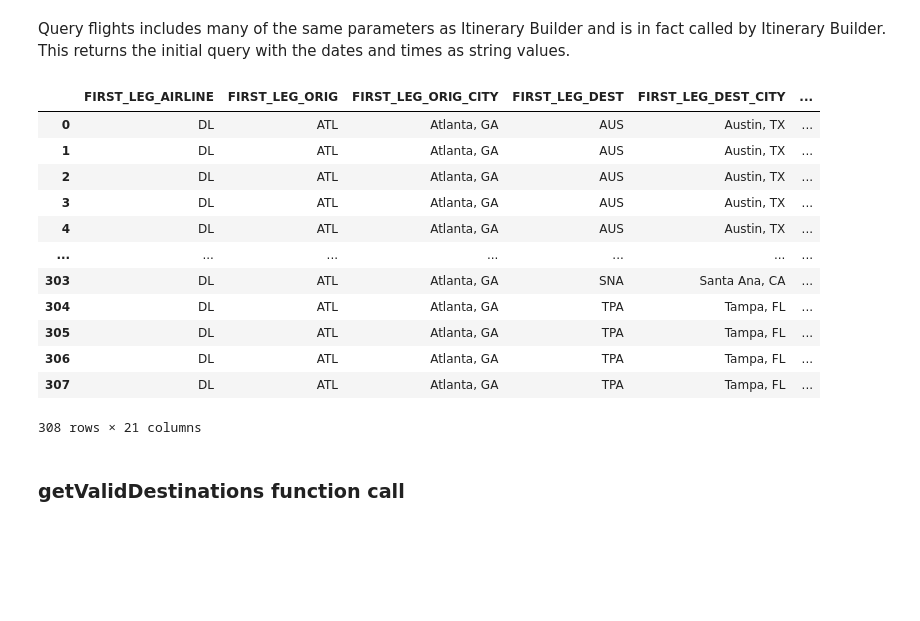
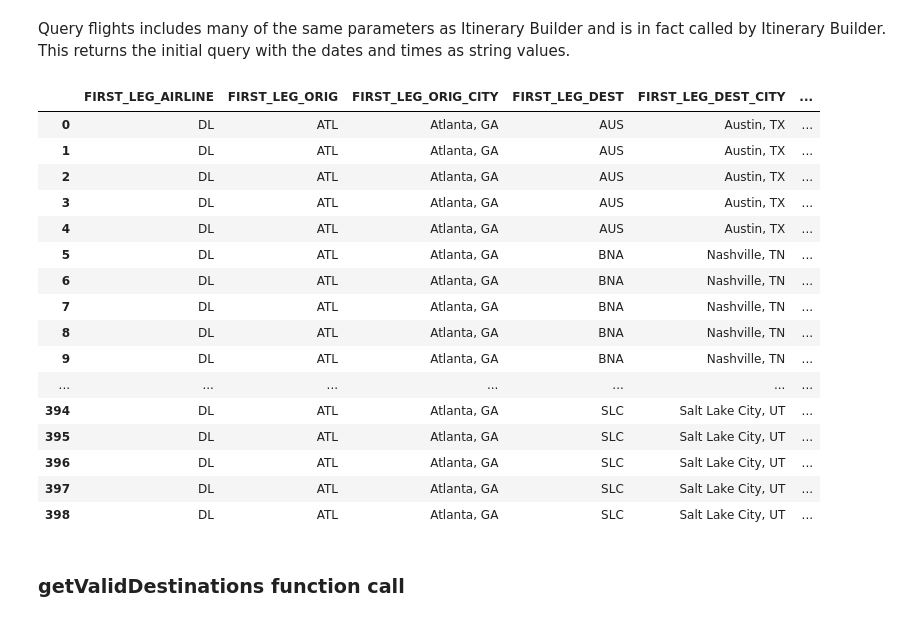
Before and after one commit to jshipway/gatech-cse6242-spring2023-project, a Jupyter notebook: dataManagement/Itinerary Builder POC.ipynb, the cells around one changed output. Cells and saved outputs as stored; diff of their text form; code cells hidden in the pictures; blank space fills up the shorter version.

```diff
--- a/dataManagement/Itinerary Builder POC.ipynb
+++ b/dataManagement/Itinerary Builder POC.ipynb
@@ -12,6 +12,7 @@ Examples of each function's usage is below.
 from itineraryBuilder import *
 # %%
 pd.set_option('display.max_columns', None)
+pd.set_option('display.max_rows', None)
 # %% [markdown]
 ### Itinerary Builder main function call
 # %% [markdown]
@@ -19,14 +20,15 @@ With default options, the resulting dataframe is ordered by risk as shown below.
 # %%
 origin = 'ATL'
 destination = 'SEA'
-flight_date = '8/3/2022'
+flight_date = '12/3/2019'
 
 dne = '700'
 dnl = '1000'
 ane = '1'
 anl = '2000'
 tc = 45
+arr_no_later_date = '12/3/2019'
 
-df = itineraryBuilder('faa', origin, destination, flight_date, tc, dne, dnl, ane, anl); df.head(10)
+df = itineraryBuilder('faa_2019_12', origin, destination, flight_date, arr_no_later_date, tc, dne, dnl, ane, anl); df.head(10)
 # %% [output]
 |  | FIRST_LEG_AIRLINE | FIRST_LEG_ORIG | FIRST_LEG_ORIG_CITY | FIRST_LEG_DEST | FIRST_LEG_DEST_CITY | ... |
@@ -42,0 +47,13 @@ df = itineraryBuilder('faa', origin, destination, flight_date, tc, dne, dnl, ane
+# %%
+origin = 'SAN'
+destination = 'ANC'
+flight_date = '12/3/2019'
+arr_no_later_date = '12/4/2019'
+
+dne = '1'
+dnl = '2359'
+ane = '1'
+anl = '2359'
+tc = 45
+
+df = itineraryBuilder('faa_2019_12', origin, destination, flight_date, arr_no_later_date, tc, dne, dnl, ane, anl); df.head(20)
@@ -45,4 +80,4 @@ You can also order by trip duration as shown:
 # %%
-df = itineraryBuilder('faa', origin, destination, flight_date, tc, dne, dnl, ane, anl, orderby='duration'); df.head(10)
+df = itineraryBuilder('faa_2019_12', origin, destination, flight_date, arr_no_later_date, tc, dne, dnl, ane, anl, orderby='duration'); df.head(10)
 # %% [output]
 |  | FIRST_LEG_AIRLINE | FIRST_LEG_ORIG | FIRST_LEG_ORIG_CITY | FIRST_LEG_DEST | FIRST_LEG_DEST_CITY | ... |
@@ -63,28 +98,32 @@ Query flights includes many of the same parameters as Itinerary Builder and is i
 # %%
 origin = 'ATL'
 destination = 'SEA'
-flight_date = '8/3/2022'
+flight_date = '12/3/2019'
 
 dne = '700'
 dnl = '1000'
 ane = '1'
 anl = '2000'
 
-df = queryFlights('faa', origin, destination, flight_date, dne, dnl, ane, anl); df
+df = queryFlights('faa_2019_12', origin, destination, flight_date, dne, dnl, ane, anl); df
 # %% [output]
 |  | FIRST_LEG_AIRLINE | FIRST_LEG_ORIG | FIRST_LEG_ORIG_CITY | FIRST_LEG_DEST | FIRST_LEG_DEST_CITY | ... |
 | 0 | DL | ATL | Atlanta, GA | AUS | Austin, TX | ... |
 | 1 | DL | ATL | Atlanta, GA | AUS | Austin, TX | ... |
 | 2 | DL | ATL | Atlanta, GA | AUS | Austin, TX | ... |
 | 3 | DL | ATL | Atlanta, GA | AUS | Austin, TX | ... |
 | 4 | DL | ATL | Atlanta, GA | AUS | Austin, TX | ... |
+| 5 | DL | ATL | Atlanta, GA | BNA | Nashville, TN | ... |
+| 6 | DL | ATL | Atlanta, GA | BNA | Nashville, TN | ... |
+| 7 | DL | ATL | Atlanta, GA | BNA | Nashville, TN | ... |
+| 8 | DL | ATL | Atlanta, GA | BNA | Nashville, TN | ... |
+| 9 | DL | ATL | Atlanta, GA | BNA | Nashville, TN | ... |
 | ... | ... | ... | ... | ... | ... | ... |
-| 303 | DL | ATL | Atlanta, GA | SNA | Santa Ana, CA | ... |
-| 304 | DL | ATL | Atlanta, GA | TPA | Tampa, FL | ... |
-| 305 | DL | ATL | Atlanta, GA | TPA | Tampa, FL | ... |
-| 306 | DL | ATL | Atlanta, GA | TPA | Tampa, FL | ... |
-| 307 | DL | ATL | Atlanta, GA | TPA | Tampa, FL | ... |
+| 394 | DL | ATL | Atlanta, GA | SLC | Salt Lake City, UT | ... |
+| 395 | DL | ATL | Atlanta, GA | SLC | Salt Lake City, UT | ... |
+| 396 | DL | ATL | Atlanta, GA | SLC | Salt Lake City, UT | ... |
+| 397 | DL | ATL | Atlanta, GA | SLC | Salt Lake City, UT | ... |
+| 398 | DL | ATL | Atlanta, GA | SLC | Salt Lake City, UT | ... |
-308 rows × 21 columns
 # %% [markdown]
 ### getValidDestinations function call
 # %% [markdown]
```
Also changed, not shown: parts of 7 cells of this notebook, 7 other files.
